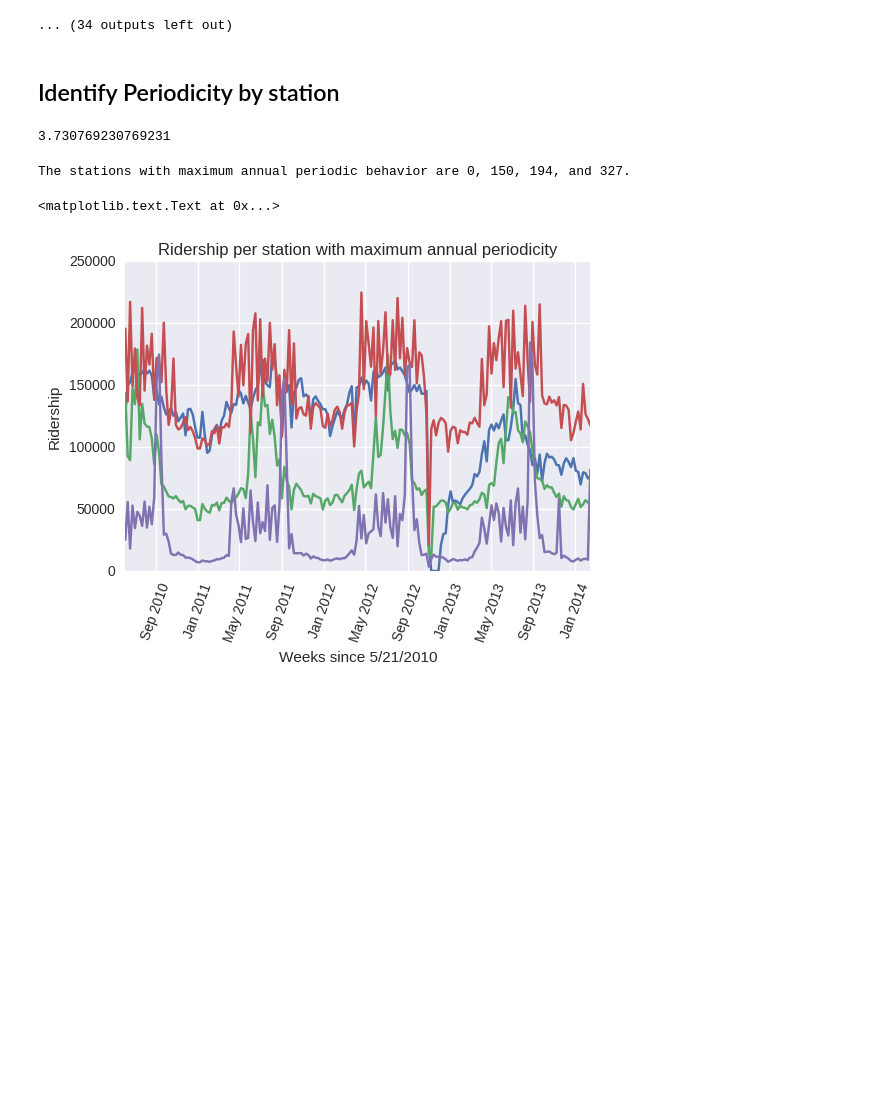
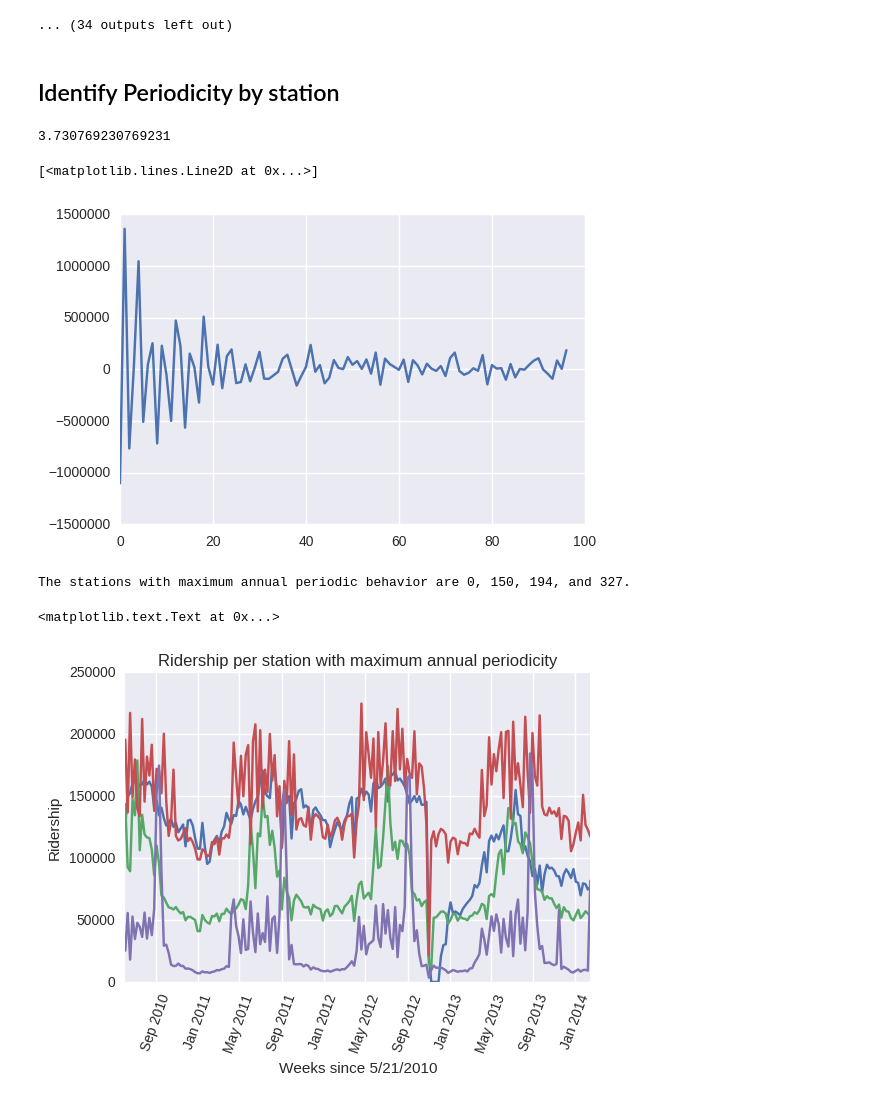
Before and after one commit to bsmiller25/PUI2016_bm2393, a Jupyter notebook: HW9_bm2393/Assignment1.ipynb, the cells around one changed output. Saved outputs shown, nothing was run; the diff lists cells and outputs as text; code cells hidden in the pictures; blank space fills up the shorter version.

```diff
--- a/HW9_bm2393/Assignment1.ipynb
+++ b/HW9_bm2393/Assignment1.ipynb
@@ -144,6 +144,11 @@ p
 # %%
 # find power for each station at 4 frequency
 powers = [abs(np.fft.rfft(byStation[i]))[4] for i in range(600)]
+# %%
+plot(np.fft.rfft(byStation[0])[1:])
+# %% [output]
+[<matplotlib.lines.Line2D at 0x...>]
+[figure, added]
 # %%
 powers_top = sorted(powers, reverse = True)[:4]
 
```
Also changed, not shown: 21 other files.
